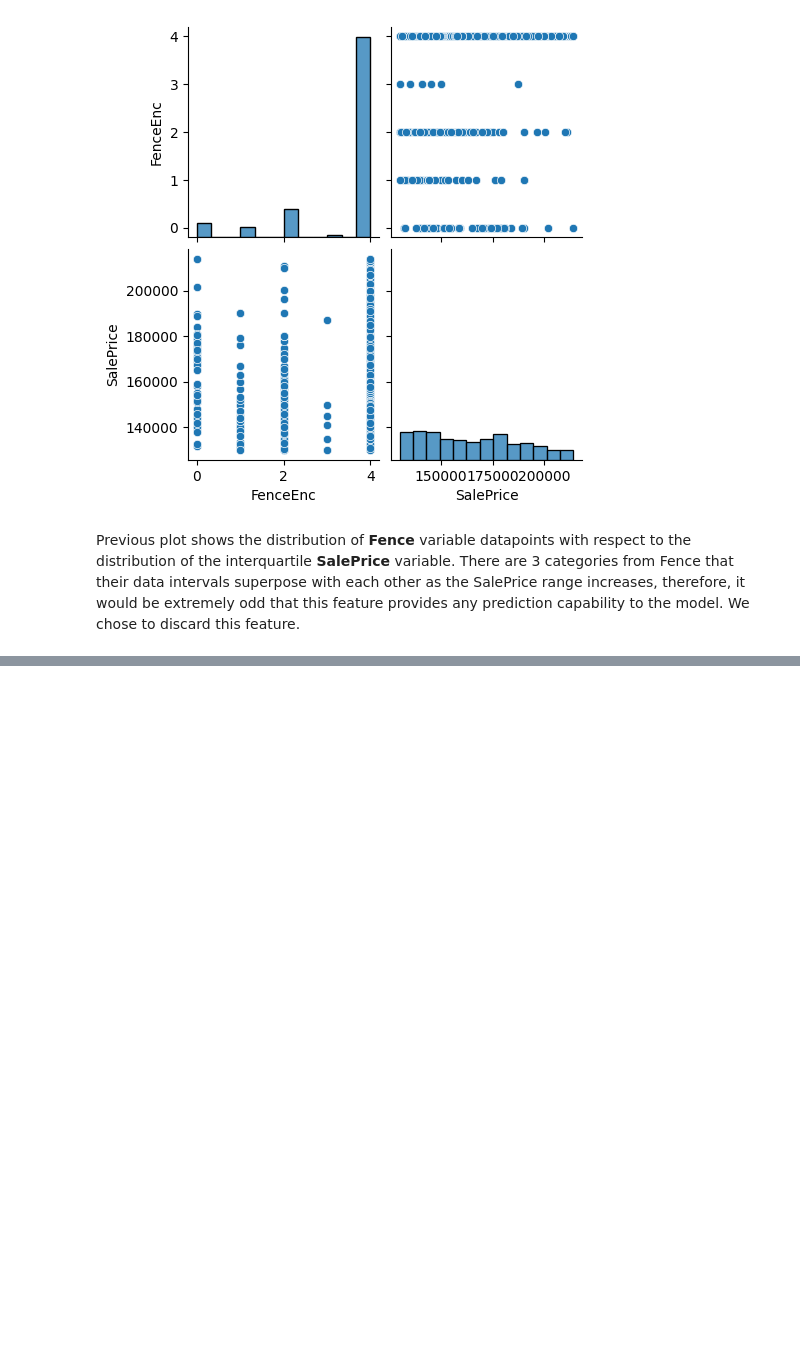
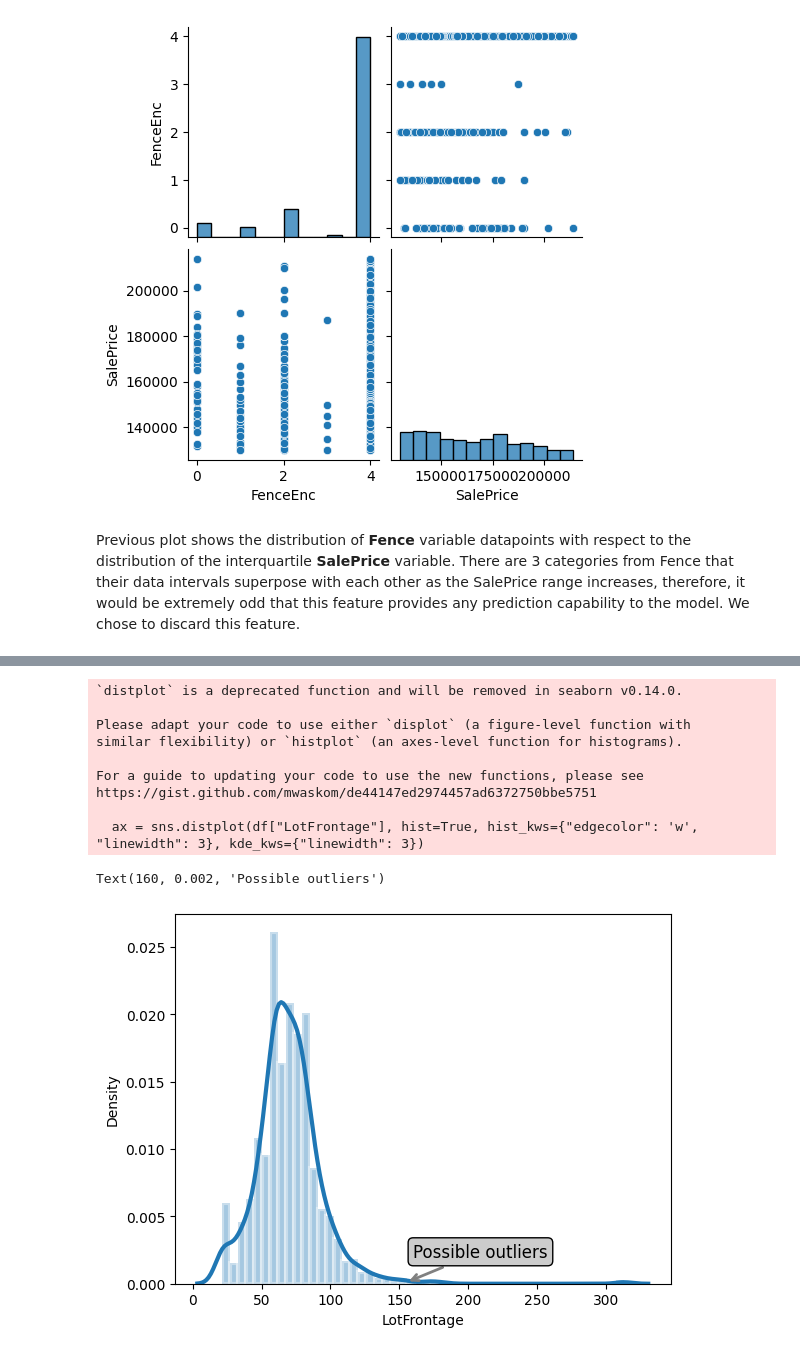
Before and after one commit to kevinmedinag96/House-Price-Prediction-KG, a Jupyter notebook: HPP-Part One.ipynb, the cells around one changed output, grey strips where cells are left out. Cells and saved outputs as stored; diff of their text form; code cells hidden in the pictures; blank space fills up the shorter version.

```diff
--- a/HPP-EDA-DP-1.ipynb
+++ b/HPP-Part One.ipynb
@@ -410,0 +458,2 @@ cols_to_remove.append("Fence")
+# %%
+df["FireplaceQu"].fillna("NoFireplace",inplace=True)
@@ -410,0 +498,6 @@ cols_to_remove.append("Fence")
+# %%
+values = {
+    "GarageType" : "NoGarage","GarageFinish" : "NoGarage","GarageQual" : "NoGarage","GarageCond" : "NoGarage",
+    "GarageYrBlt" : 0.0
+}
+df.fillna(values,inplace=True)
@@ -410,0 +535,7 @@ cols_to_remove.append("Fence")
+# %%
+values = {
+    "BsmtExposure" : "NoBasement", "BsmtFinType2" : "NoBasement", "BsmtQual" : "NoBasement", "BsmtCond" : "NoBasement" ,
+    "BsmtFinType1" : "NoBasement"
+}
+df.fillna(values,inplace=True)
+df.drop([948], axis=0,inplace=True)
@@ -410,0 +546,2 @@ cols_to_remove.append("Fence")
+# %%
+df.drop([1379], axis=0,inplace=True)
@@ -410,0 +563,18 @@ cols_to_remove.append("Fence")
+# %%
+ax = sns.distplot(df["LotFrontage"], hist=True, hist_kws={"edgecolor": 'w', "linewidth": 3}, kde_kws={"linewidth": 3})
+
+# notation indicating a possible outlier
+ax.annotate('Possible outliers', xy=(155, 0.00010), xytext=(160, 0.0020), fontsize=12,
+            arrowprops=dict(arrowstyle='->', ec='grey', lw=2), bbox=dict(boxstyle="round", fc="0.8"))
+# %% [output]
+`distplot` is a deprecated function and will be removed in seaborn v0.14.0.
+
+Please adapt your code to use either `displot` (a figure-level function with
+similar flexibility) or `histplot` (an axes-level function for histograms).
+
+For a guide to updating your code to use the new functions, please see
+https://gist.github.com/mwaskom/de44147ed2974457ad6372750bbe5751
+
+  ax = sns.distplot(df["LotFrontage"], hist=True, hist_kws={"edgecolor": 'w', "linewidth": 3}, kde_kws={"linewidth": 3})
+Text(160, 0.002, 'Possible outliers')
+[figure, added]
```
Also changed, not shown: parts of 63 cells of this notebook, 2 other files.
